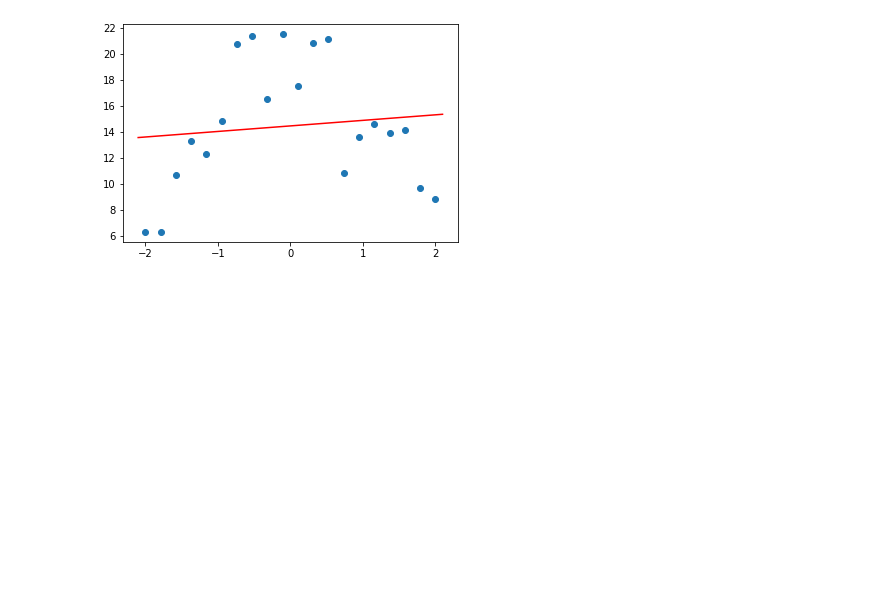
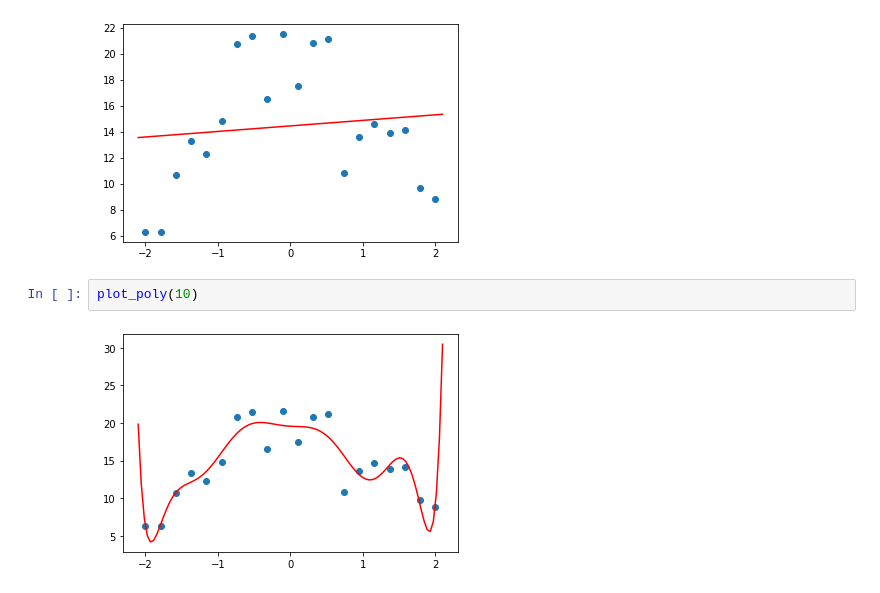
Before and after one commit to champsleague/Deep-Learning, a Jupyter notebook: Lesson4.ipynb, the cells around one changed output. Drawn from its saved outputs; the diff is of its cells as text; blank space fills up the shorter version.

```diff
--- a/Lesson4.ipynb
+++ b/Lesson4.ipynb
@@ -252,3 +252,7 @@ def plot_poly(degree):
 plot_poly(1)
 # %% [output]
 [figure]
+# %%
+plot_poly(10)
+# %% [output]
+[figure, added]
```
Also changed, not shown: parts of 15 cells of this notebook.
